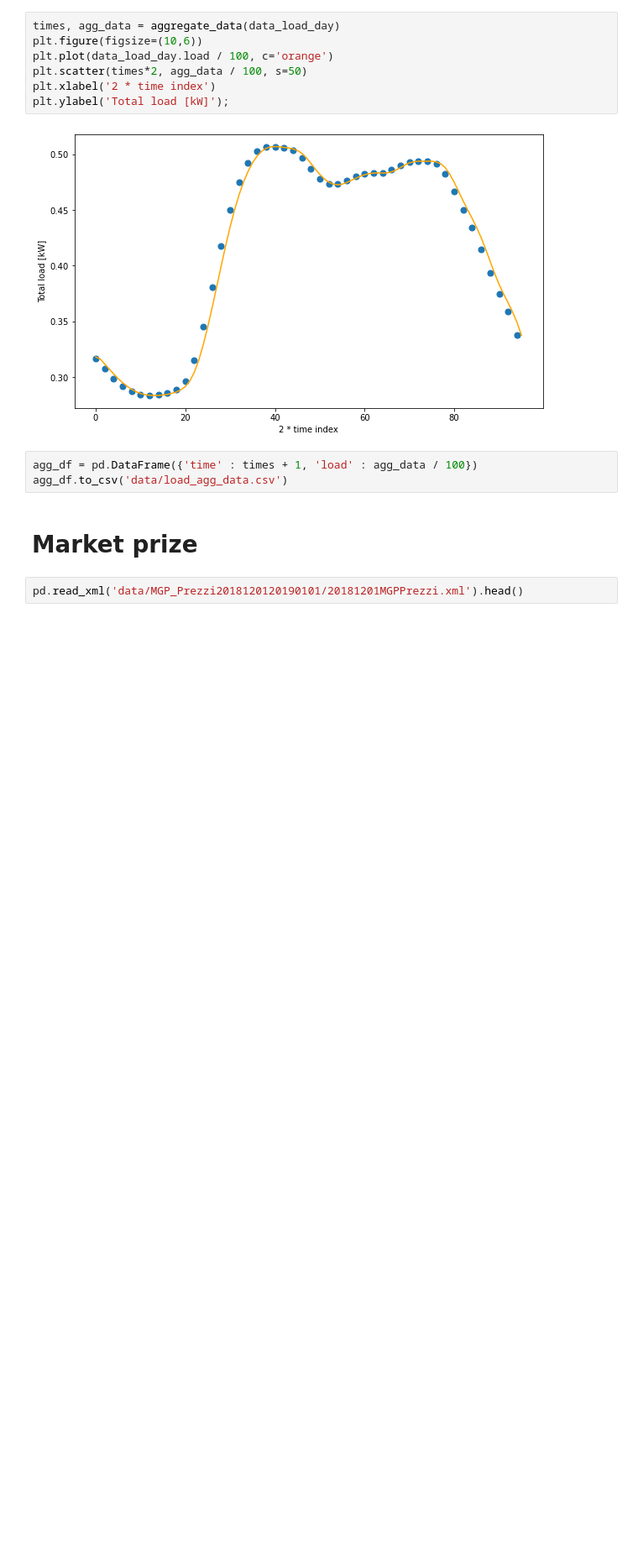
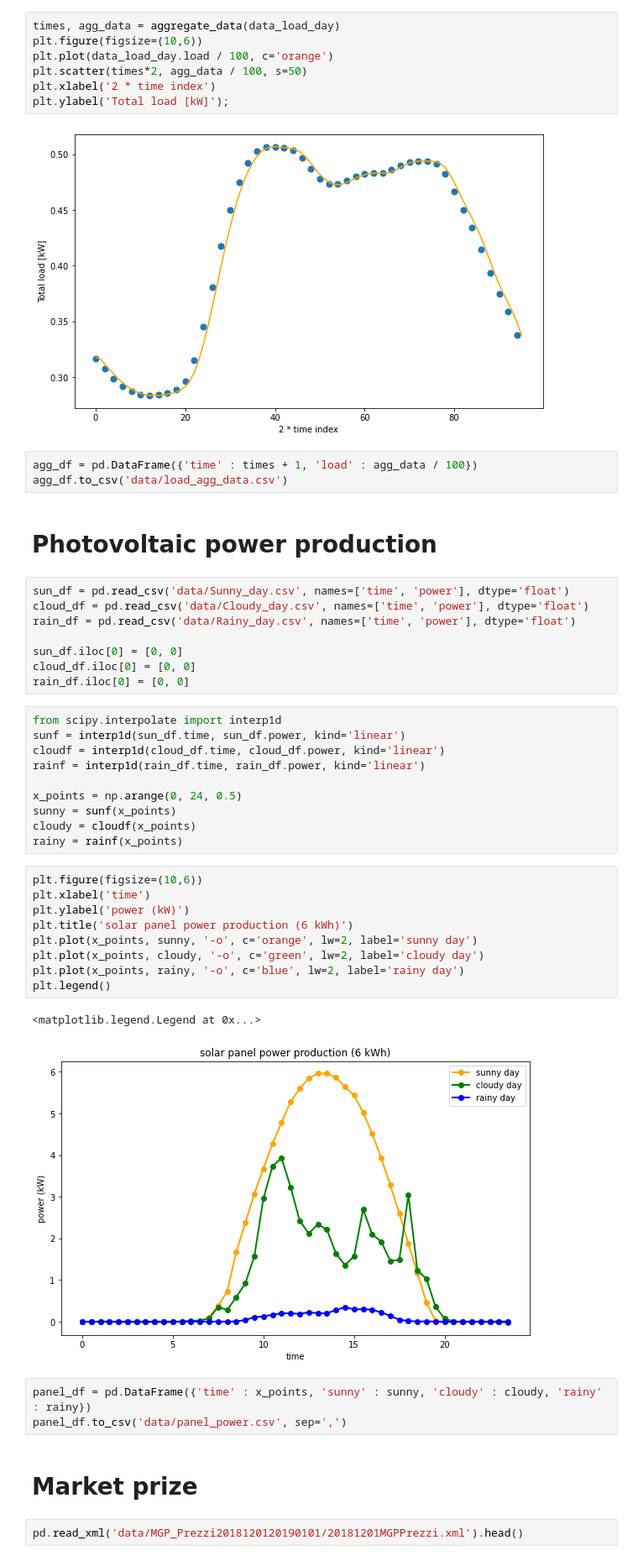
Before and after one commit to rossetl/GT-Smart-Grids, a Jupyter notebook: notebook1.ipynb, the cells around one changed output. Shown at 84% size. Cells and saved outputs as stored; diff of their text form; blank space fills up the shorter version.

Commit message:
added panel power data

```diff
--- a/notebook1.ipynb
+++ b/notebook1.ipynb
@@ -46,6 +46,41 @@ plt.ylabel('Total load [kW]');
 # %%
 agg_df = pd.DataFrame({'time' : times + 1, 'load' : agg_data / 100})
 agg_df.to_csv('data/load_agg_data.csv')
+# %% [markdown]
+ # Photovoltaic power production
+# %%
+sun_df = pd.read_csv('data/Sunny_day.csv', names=['time', 'power'], dtype='float')
+cloud_df = pd.read_csv('data/Cloudy_day.csv', names=['time', 'power'], dtype='float')
+rain_df = pd.read_csv('data/Rainy_day.csv', names=['time', 'power'], dtype='float')
+
+sun_df.iloc[0] = [0, 0]
+cloud_df.iloc[0] = [0, 0]
+rain_df.iloc[0] = [0, 0]
+# %%
+from scipy.interpolate import interp1d
+sunf = interp1d(sun_df.time, sun_df.power, kind='linear')
+cloudf = interp1d(cloud_df.time, cloud_df.power, kind='linear')
+rainf = interp1d(rain_df.time, rain_df.power, kind='linear')
+
+x_points = np.arange(0, 24, 0.5)
+sunny = sunf(x_points)
+cloudy = cloudf(x_points)
+rainy = rainf(x_points)
+# %%
+plt.figure(figsize=(10,6))
+plt.xlabel('time')
+plt.ylabel('power (kW)')
+plt.title('solar panel power production (6 kWh)')
+plt.plot(x_points, sunny, '-o', c='orange', lw=2, label='sunny day')
+plt.plot(x_points, cloudy, '-o', c='green', lw=2, label='cloudy day')
+plt.plot(x_points, rainy, '-o', c='blue', lw=2, label='rainy day')
+plt.legend()
+# %% [output]
+<matplotlib.legend.Legend at 0x...>
+[figure, added]
+# %%
+panel_df = pd.DataFrame({'time' : x_points, 'sunny' : sunny, 'cloudy' : cloudy, 'rainy' : rainy})
+panel_df.to_csv('data/panel_power.csv', sep=',')
 # %% [markdown]
 # Market prize
 # %%
```
Also changed, not shown: 6 other files.
